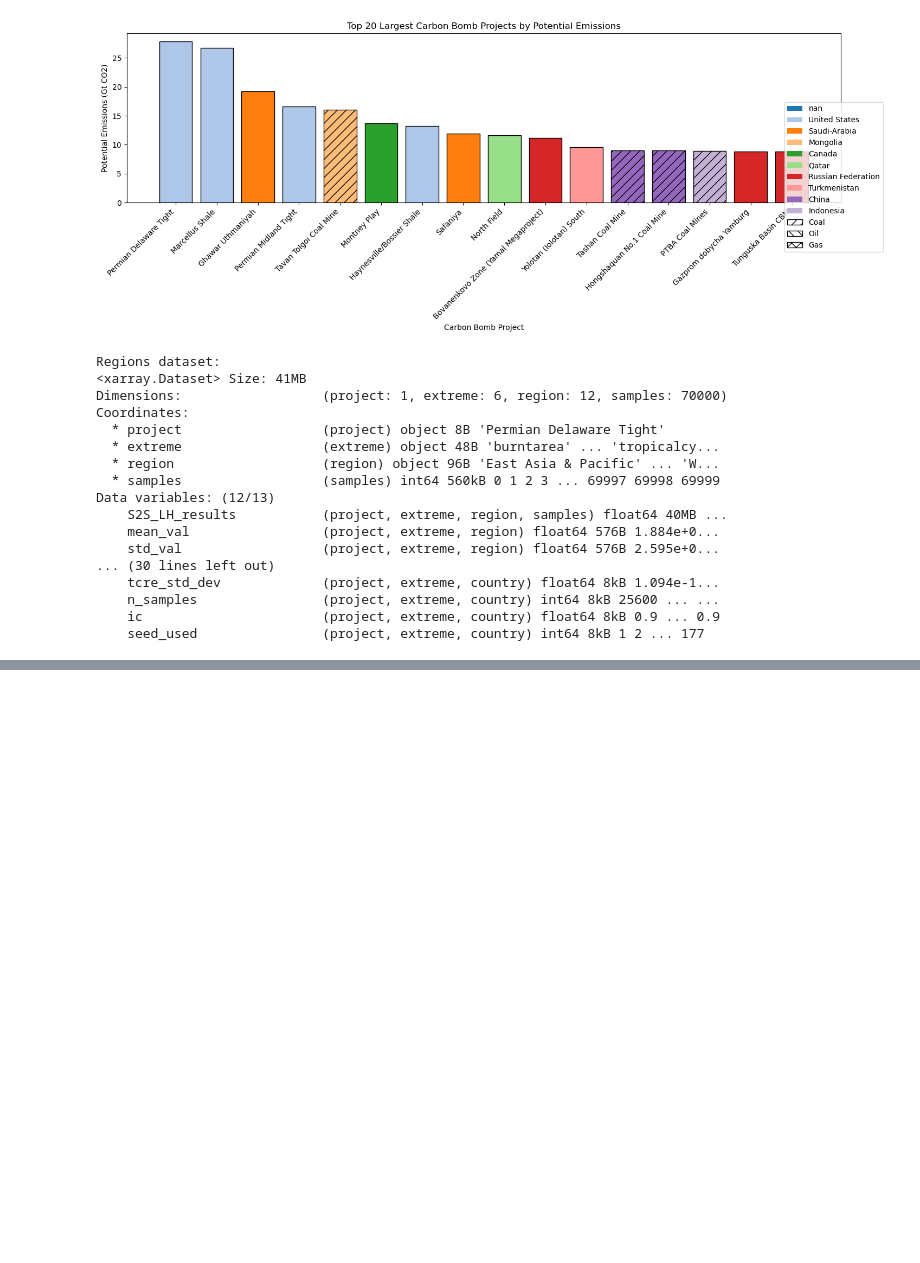
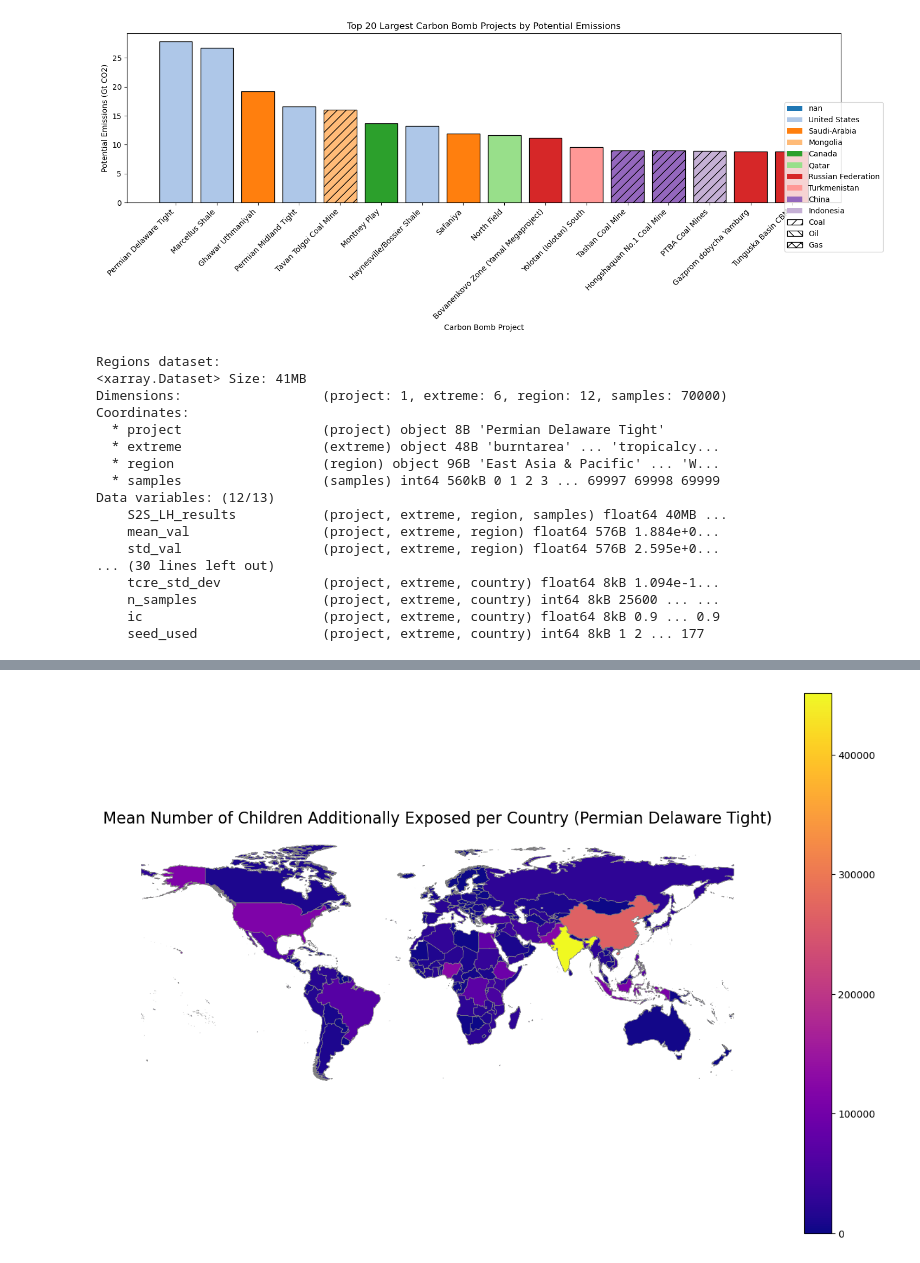
Before and after one commit to bazelibenazh-debug/NOBY, a Jupyter notebook: carbon_bombs_analysis.ipynb, the cells around one changed output, grey strips where cells are left out. Saved outputs shown, nothing was run; the diff lists cells and outputs as text; code cells hidden in the pictures; blank space fills up the shorter version.

```diff
--- a/carbon_bombs_analysis.ipynb
+++ b/carbon_bombs_analysis.ipynb
@@ -215,0 +311,90 @@ Data variables: (12/13)
+# %%
+#task7
+import pickle
+import geopandas as gpd
+import matplotlib.pyplot as plt
+
+# --- ASSUMPTION ---
+# ds_countries is assumed to be an xarray Dataset loaded previously:
+# with open("ds_Carbon_Bombs_Permian_Delaware_Tight_all_hazards_all_countries.pkl", "rb") as f:
+#     ds_countries = pickle.load(f)
+
+# --- 1. Load Country Borders ---
+with open("gdf_country_borders.pkl", "rb") as f:
+    gdf_country_borders = pickle.load(f)
+
+# --- 2. Data Preparation for Countries (Memory-Optimized and Corrected) ---
+
+# Define the names based on your confirmed dataset structure
+country_dim_name = 'country'
+merge_key_gdf = 'name'
+data_var_name = 'mean_val'
+
+# Get the DataArray for 'mean_val' (which is only dimensioned by project, extreme, country)
+country_data_array = ds_countries[data_var_name]
+
+# Define the full set of dimensions present in this DataArray (e.g., 'project', 'extreme', 'country')
+all_present_dims = list(country_data_array.dims)
+
+# Determine all dimensions to average over: all present dimensions EXCEPT 'country'
+# This correctly results in ['project', 'extreme'] and avoids the ValueError.
+dims_to_average = [d for d in all_present_dims if d != country_dim_name]
+
+# ✅ STEP 1: Calculate the mean value across all non-country dimensions (project and extreme)
+# The result will be a small DataArray dimensioned only by 'country'.
+ds_country_mean = country_data_array.mean(dim=dims_to_average)
+
+# ✅ STEP 2: Convert the small result (the mean per country) to a DataFrame
+df_countries_clean = ds_country_mean.to_dataframe().reset_index()
+
+# Rename the country column to match the GeoDataFrame key ('name')
+df_countries_clean.rename(columns={country_dim_name: merge_key_gdf}, inplace=True)
+
+# ✅ STEP 3: Merge the country GeoDataFrame with the calculated mean exposure data
+gdf_country_exposure = gdf_country_borders.merge(
+    df_countries_clean,
+    on=merge_key_gdf,
+    how="left"
+)
+
+# --- 3. Plotting Function for Countries ---
+
+def plot_mean_exposure_by_country(gdf_country_exposure):
+    """
+    Plots a colormap of the mean number of children additionally exposed per country.
+    """
+    fig, ax = plt.subplots(figsize=(15, 10))
+
+    # Plotting the 'mean_val' column
+    gdf_country_exposure.plot(
+        column=data_var_name,
+        cmap="plasma",
+        linewidth=0.5,
+        edgecolor="grey",
+        legend=True,
+        ax=ax,
+        missing_kwds={
+            "color": "lightgrey",
+            "edgecolor": "red",
+            "label": "No Data / Missing"
+        }
+    )
+
+    ax.set_title(
+        "Mean Number of Children Additionally Exposed per Country (Permian Delaware Tight)",
+        fontsize=16,
+        pad=10
+    )
+
+    legend = ax.get_legend()
+    if legend:
+        legend.set_title("Mean Exposure")
+
+    ax.set_axis_off()
+    plt.show()
+
+# --- 4. Call the Function ---
+
+plot_mean_exposure_by_country(gdf_country_exposure)
+# %% [output]
+[figure, added]
```
Also changed, not shown: parts of 2 cells of this notebook.
